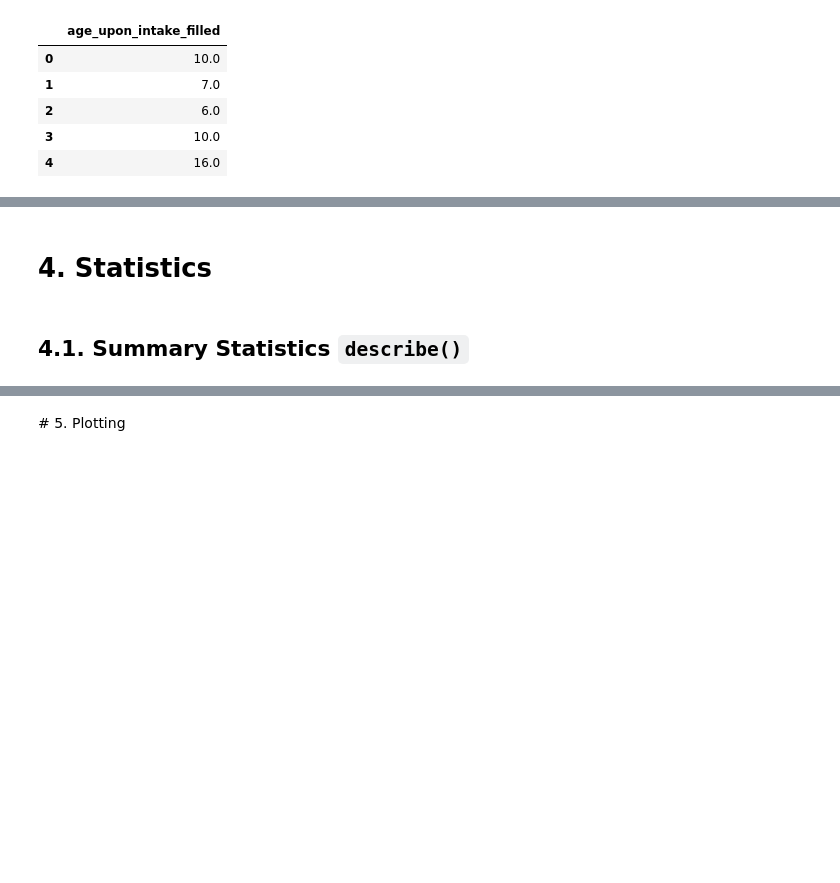
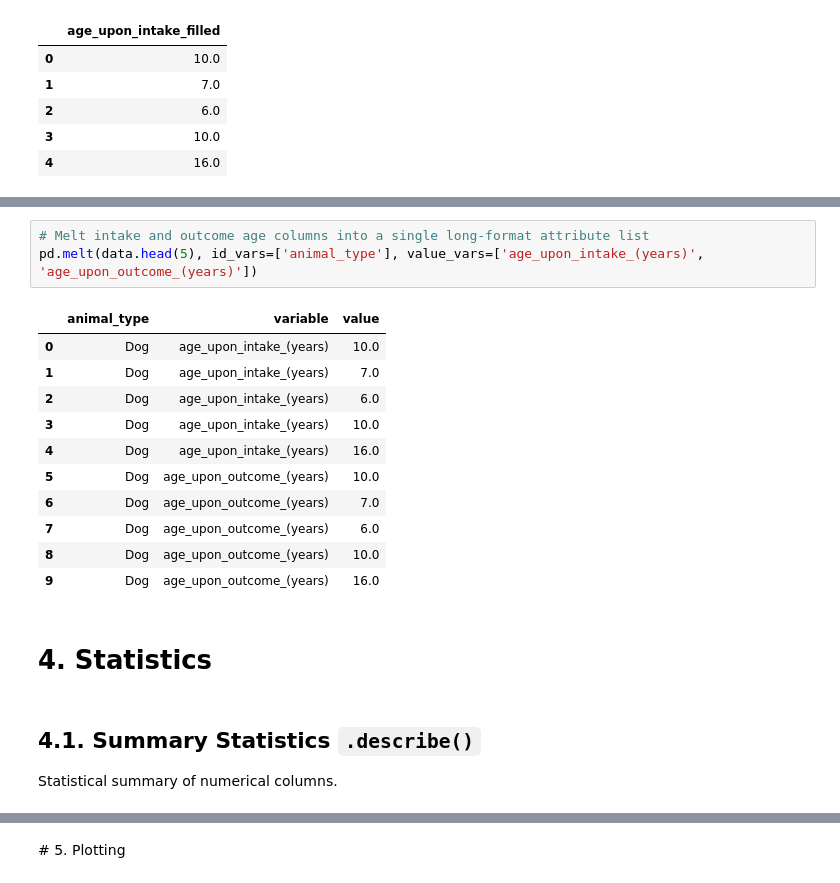
Before and after one commit to acolnot/python4data, a Jupyter notebook: explore.ipynb, the cells around one changed output, grey strips where cells are left out. Drawn from its saved outputs; the diff is of its cells as text; blank space fills up the shorter version.

```diff
--- a/explore.ipynb
+++ b/explore.ipynb
@@ -230,4 +429,21 @@ data[['age_upon_intake_filled']].head()
+# %%
+# Melt intake and outcome age columns into a single long-format attribute list
+pd.melt(data.head(5), id_vars=['animal_type'], value_vars=['age_upon_intake_(years)', 'age_upon_outcome_(years)'])
+# %% [output]
+|  | animal_type | variable | value |
+| 0 | Dog | age_upon_intake_(years) | 10.0 |
+| 1 | Dog | age_upon_intake_(years) | 7.0 |
+| 2 | Dog | age_upon_intake_(years) | 6.0 |
+| 3 | Dog | age_upon_intake_(years) | 10.0 |
+| 4 | Dog | age_upon_intake_(years) | 16.0 |
+| 5 | Dog | age_upon_outcome_(years) | 10.0 |
+| 6 | Dog | age_upon_outcome_(years) | 7.0 |
+| 7 | Dog | age_upon_outcome_(years) | 6.0 |
+| 8 | Dog | age_upon_outcome_(years) | 10.0 |
+| 9 | Dog | age_upon_outcome_(years) | 16.0 |
 # %% [markdown]
 # 4. Statistics
 # %% [markdown]
-## 4.1. Summary Statistics `describe()`
+## 4.1. Summary Statistics `.describe()`
+
+Statistical summary of numerical columns.
```
Also changed, not shown: parts of 49 cells of this notebook.
